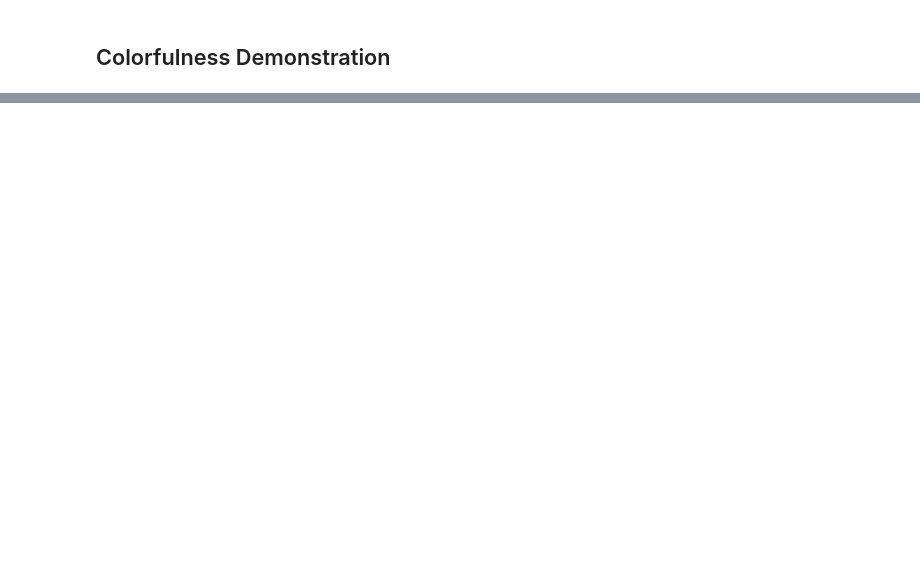
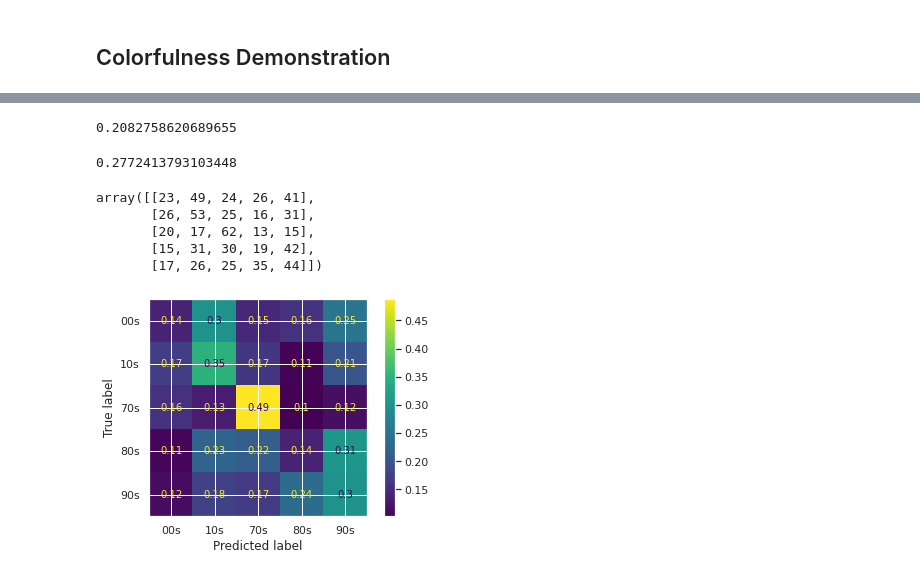
Before and after one commit to luismdiaz01/dsc160-midterm-group-14, a Jupyter notebook: etl.ipynb, the cells around one changed output, grey strips where cells are left out. Drawn from its saved outputs; the diff is of its cells as text; code cells hidden in the pictures; blank space fills up the shorter version.

Commit message:
added decades comparison

```diff
--- a/etl.ipynb
+++ b/etl.ipynb
@@ -516,0 +665,7 @@ plt.savefig('results/romance_colorfulness.jpg');
+# %%
+X_train, X_test, y_train, y_test = train_test_split(all_action_feat[['num_corners', 'colorfulness', 'mean_energy', 'mean_hue','mean_saturation','mean_bright', 'edge_mean', 'width', 'height','sum_edges','entropy']], all_action_feat['decade'], test_size=0.33, random_state=42)
+# %%
+model = sklearn.svm.SVC(kernel='linear', C=10)
+# %%
+%%time
+model.fit(X_train, y_train)
@@ -516,0 +679,23 @@ plt.savefig('results/romance_colorfulness.jpg');
+# %%
+model.score(X_test,y_test)
+# %% [output]
+0.2082758620689655
+# %%
+clf = RandomForestClassifier(max_depth=10)
+clf.fit(X_train, y_train)
+clf.score(X_test, y_test)
+# %% [output]
+0.2772413793103448
+# %%
+cm = confusion_matrix(y_test, clf.predict(X_test))
+cm
+# %% [output]
+array([[23, 49, 24, 26, 41],
+       [26, 53, 25, 16, 31],
+       [20, 17, 62, 13, 15],
+       [15, 31, 30, 19, 42],
+       [17, 26, 25, 35, 44]])
+# %%
+plot_confusion_matrix(clf, X_test, y_test,  normalize="true").figure_.savefig('results/actions_decade_confusion_matrix')
+# %% [output]
+[figure, added]
```
Also changed, not shown: parts of 48 cells of this notebook.
